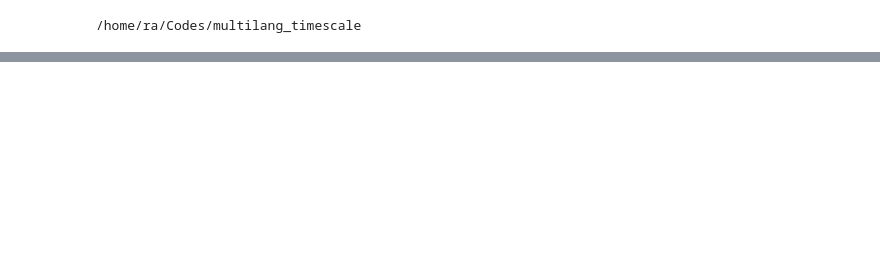
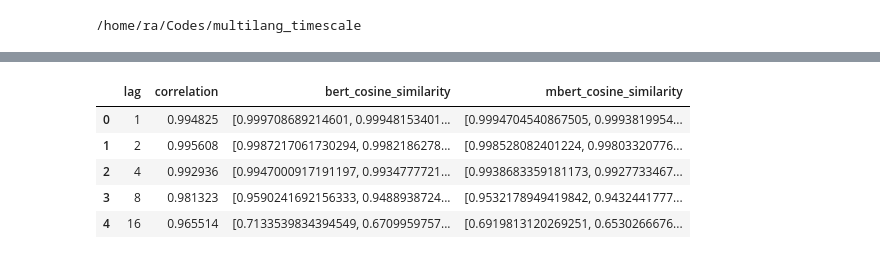
Before and after one commit to bramantyois/multilang_timescale, a Jupyter notebook: notebook/00_feature_extraction/00_feature_set_comparison.ipynb, the cells around one changed output, grey strips where cells are left out. Drawn from its saved outputs; the diff is of its cells as text; code cells hidden in the pictures; blank space fills up the shorter version.

```diff
--- a/notebook/00_feature_extraction/00_feature_set_comparison.ipynb
+++ b/notebook/00_feature_extraction/00_feature_set_comparison.ipynb
@@ -37,6 +43,9 @@ mbert_train_feature = mbert_features['train'].tolist()
 # %%
-bert_train_feature_fast = bert_train_feature['2_4_words']
-mbert_train_feature_fast = mbert_train_feature['2_4_words']
+bert_train_feature_fast = bert_train_feature["2_4_words"]
+mbert_train_feature_fast = mbert_train_feature["2_4_words"]
+
+bert_train_feature_slow = bert_train_feature["256+ words"]
+mbert_train_feature_slow = mbert_train_feature["256+ words"]
 # %%
 # compute cosine similarity between vectors adjecent in time
 # for each sentence, compute the cosine similarity between the current and the next vector
@@ -135,0 +163,9 @@ plt.show()
+# %%
+correlations_slow.head()
+# %% [output]
+|  | lag | correlation | bert_cosine_similarity | mbert_cosine_similarity |
+| 0 | 1 | 0.994825 | [0.999708689214601, 0.99948153401... | [0.9994704540867505, 0.9993819954... |
+| 1 | 2 | 0.995608 | [0.9987217061730294, 0.9982186278... | [0.998528082401224, 0.99803320776... |
+| 2 | 4 | 0.992936 | [0.9947000917191197, 0.9934777721... | [0.9938683359181173, 0.9927733467... |
+| 3 | 8 | 0.981323 | [0.9590241692156333, 0.9488938724... | [0.9532178949419842, 0.9432441777... |
+| 4 | 16 | 0.965514 | [0.7133539834394549, 0.6709959757... | [0.6919813120269251, 0.6530266676... |
```
Also changed, not shown: parts of 10 cells of this notebook, 1 other file.
